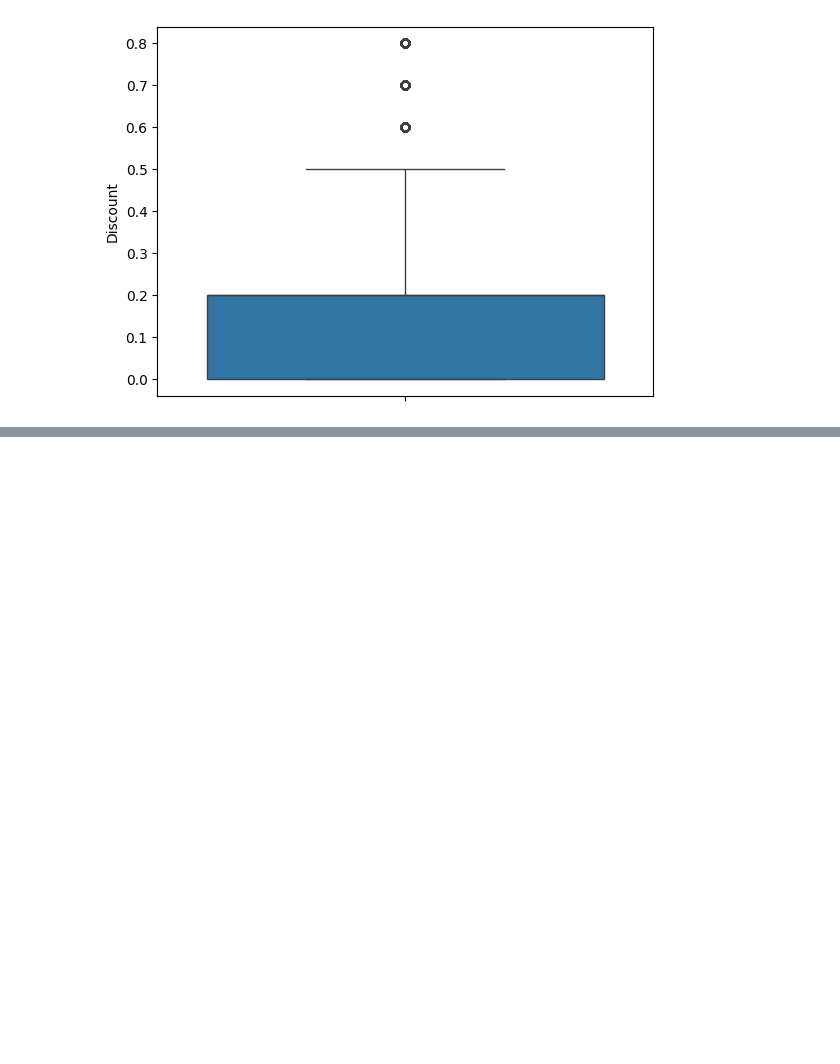
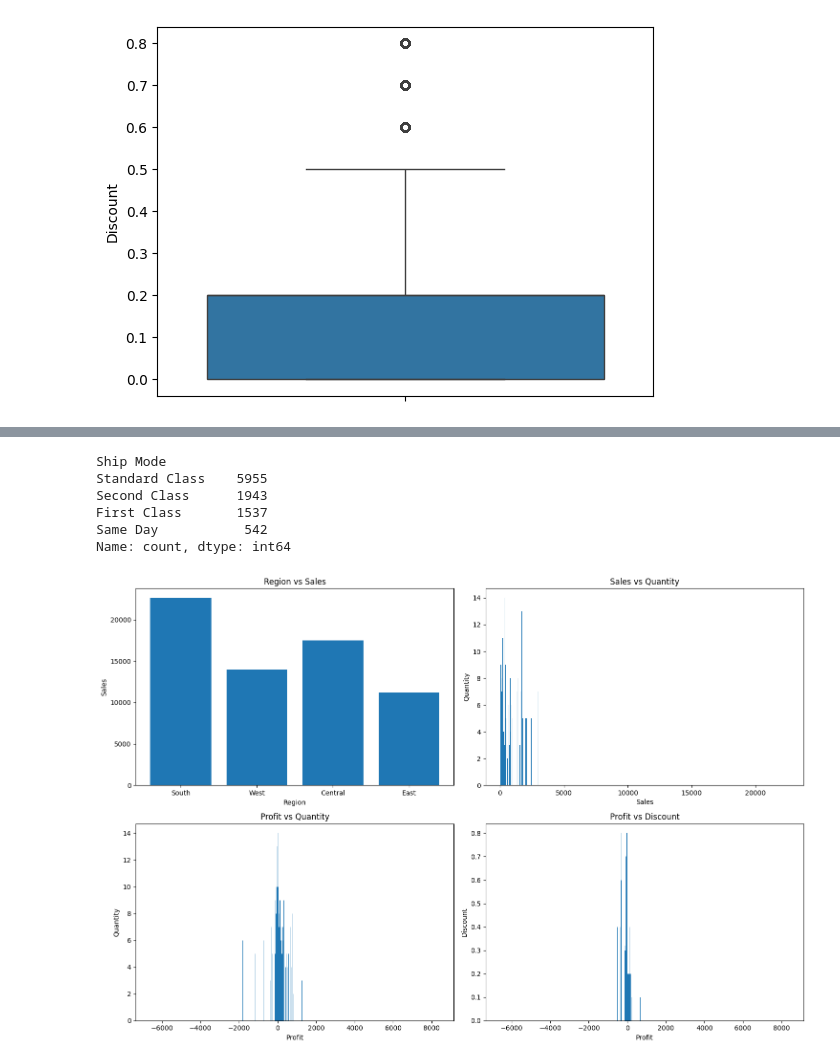
Before and after one commit to OA-Biswajit/Messy-Retail-Audit, a Jupyter notebook: Messy Retail Audit.ipynb, the cells around one changed output, grey strips where cells are left out. Saved outputs shown, nothing was run; the diff lists cells and outputs as text; code cells hidden in the pictures; blank space fills up the shorter version.

```diff
--- a/Messy Retail Audit.ipynb
+++ b/Messy Retail Audit.ipynb
@@ -325,0 +342,38 @@ Passing `palette` without assigning `hue` is deprecated and will be removed in v
+# %%
+df["Ship Mode"].value_counts()
+# %% [output]
+Ship Mode
+Standard Class    5955
+Second Class      1943
+First Class       1537
+Same Day           542
+Name: count, dtype: int64
+# %%
+import matplotlib.pyplot as plt
+
+fig,axes= plt.subplots(2,2,figsize=(15,10))
+
+axes[0,0].bar(df['Region'],df['Sales'],data=df)
+axes[0,0].set_xlabel("Region")
+axes[0,0].set_ylabel("Sales")
+axes[0,0].set_title("Region vs Sales")
+
+axes[0,1].bar(df['Sales'],df['Quantity'],data=df)
+axes[0,1].set_xlabel("Sales")
+axes[0,1].set_ylabel("Quantity")
+axes[0,1].set_title("Sales vs Quantity")
+
+axes[1,0].bar(df['Profit'],df['Quantity'],data=df)
+axes[1,0].set_xlabel("Profit")
+axes[1,0].set_ylabel("Quantity")
+axes[1,0].set_title("Profit vs Quantity")
+
+axes[1,1].bar(df['Profit'],df['Discount'],data=df)
+axes[1,1].set_xlabel("Profit")
+axes[1,1].set_ylabel("Discount")
+axes[1,1].set_title("Profit vs Discount")
+
+plt.tight_layout()
+plt.show()
+# %% [output]
+[figure, added]
```
Also changed, not shown: parts of 23 cells of this notebook.
